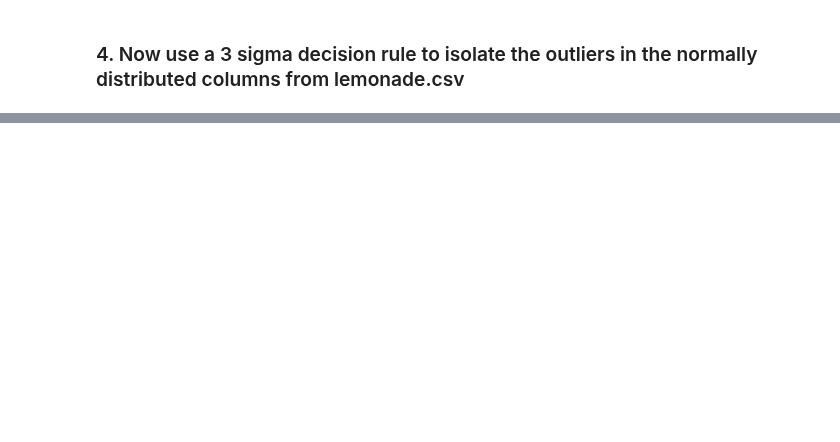
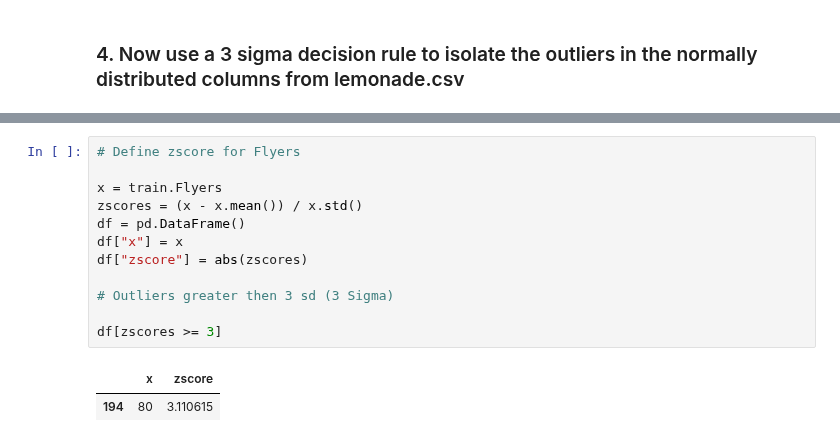
Before and after one commit to CSolitaire/anomaly-detection-exercises, a Jupyter notebook: continuous_probabilistic_methods.ipynb, the cells around one changed output, grey strips where cells are left out. Saved outputs shown, nothing was run; the diff lists cells and outputs as text; blank space fills up the shorter version.

```diff
--- a/continuous_probabilistic_methods.ipynb
+++ b/continuous_probabilistic_methods.ipynb
@@ -219,0 +350,15 @@ train.shape
+# %%
+# Define zscore for Flyers
+
+x = train.Flyers
+zscores = (x - x.mean()) / x.std()
+df = pd.DataFrame()
+df["x"] = x
+df["zscore"] = abs(zscores)
+
+# Outliers greater then 3 sd (3 Sigma)
+
+df[zscores >= 3]
+# %% [output]
+|  | x | zscore |
+| 194 | 80 | 3.110615 |
```
Also changed, not shown: parts of 32 cells of this notebook.
